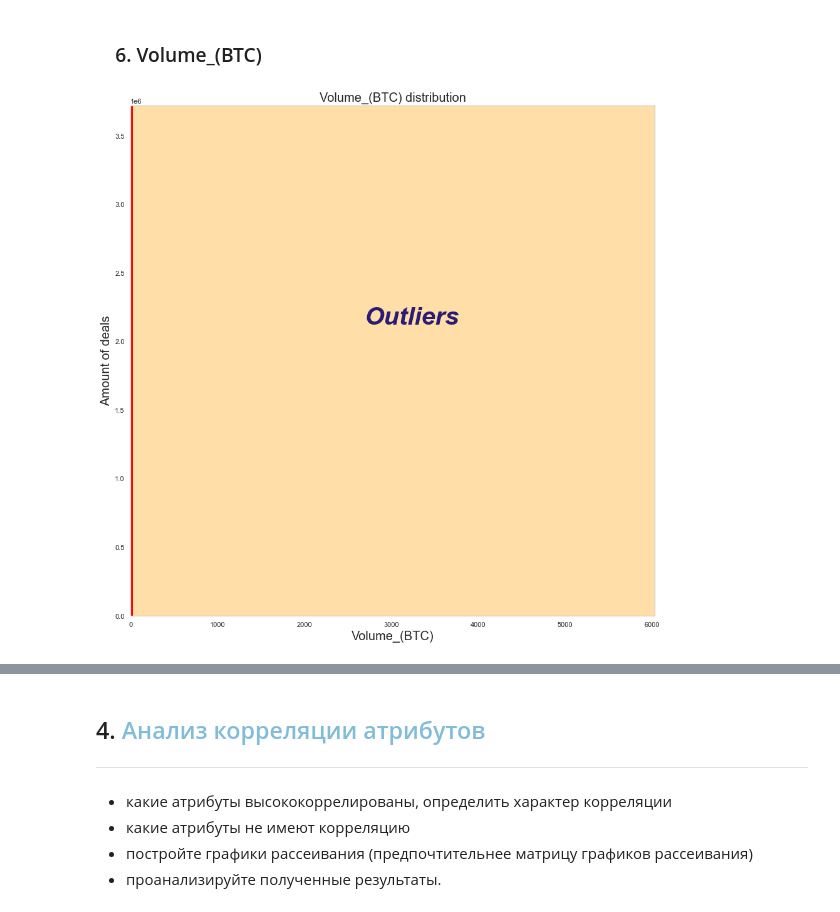
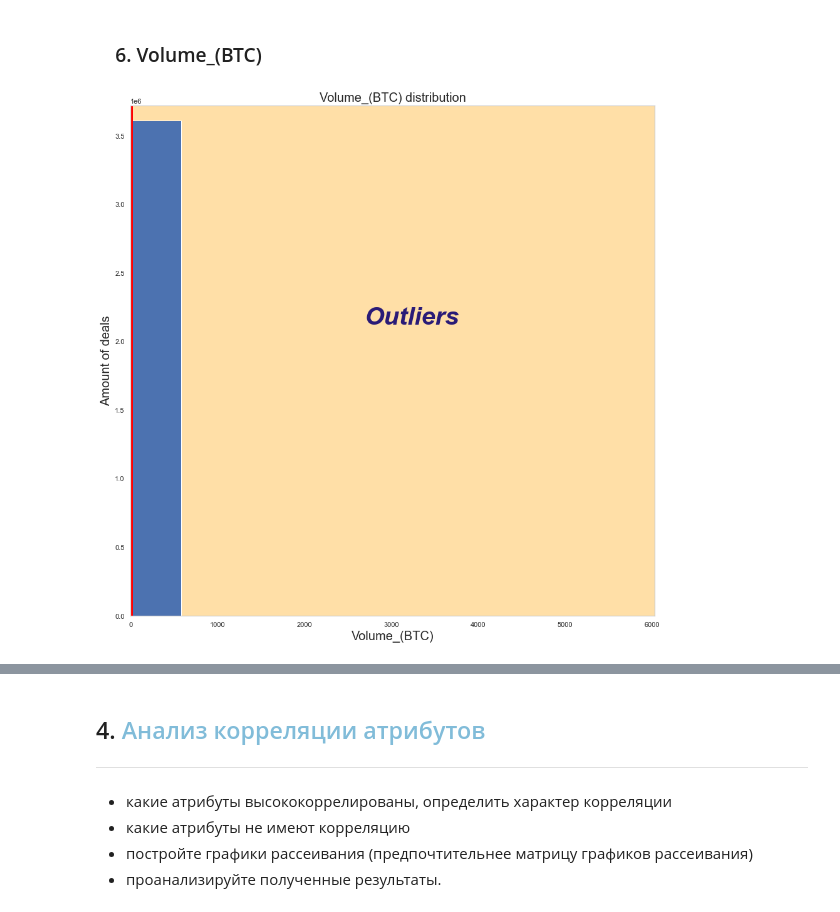
Before and after one commit to Xofrio/MachineLearning, a Jupyter notebook: Lab1/Lab1, 9893, Белов А. А..ipynb, the cells around one changed output, grey strips where cells are left out. Cells and saved outputs as stored; diff of their text form; code cells hidden in the pictures.

Commit message:
feat: add few more hists for btc volume

```diff
--- a/Lab1/Lab1, 9893, Белов А. А..ipynb
+++ b/Lab1/Lab1, 9893, Белов А. А..ipynb
@@ -391,33 +391,34 @@ Q3_volume_btc = df['Volume_(BTC)'].quantile(0.75)
 b_u_volume_btc = Q3_volume_btc + 1.5 * (Q3_volume_btc - df['Volume_(BTC)'].quantile(0.25))
 min_volume_btc = df['Volume_(BTC)'].min()
 left_border_volume_btc = min_volume_btc * 0.97
 max_volume_btc = df['Volume_(BTC)'].max()
 right_border_volume_btc = max_volume_btc * 1.03
 interval_volume_btc = (df['Volume_(BTC)'].max() - df['Volume_(BTC)'].min()) / 10
 maximum_volume_btc = len(df[df['Volume_(BTC)'] <= min_volume_btc + interval_volume_btc])
 for i in range (1,10):
     possible_max = len(df[(df['Volume_(BTC)'] > min_volume_btc + i * interval_volume_btc)
                         & (df['Volume_(BTC)'] <= min_volume_btc + (i + 1) * interval_volume_btc)])
     if maximum_volume_btc < possible_max:
         maximum_volume_btc = possible_max
 ceil_volume_btc = maximum_volume_btc * 1.03
 amount_volume_btc = len(df['Volume_(BTC)'])
 amount_na_volume_btc = df['Volume_(BTC)'].isna().sum()
 amount_filled_volume_btc = len(df['Volume_(BTC)']) - amount_na_volume_btc
 outliers_amount_volume_btc = len(df[df['Volume_(BTC)'] > b_u_volume_btc])
 outliers_percent_volume_btc = outliers_amount_volume_btc * 100 / amount_filled_volume_btc
 non_outliers_amount_volume_btc = len(df[df['Volume_(BTC)'] <= b_u_volume_btc])
 c_v_volume_btc = sd_volume_btc / mean_volume_btc
 
 plt.axis([left_border_volume_btc, right_border_volume_btc, 0, ceil_volume_btc])
 plt.xlabel('Volume_(BTC)', fontsize=20)
 plt.ylabel('Amount of deals', fontsize=20)
 plt.title('Volume_(BTC) distribution', fontsize=20)
 plt.plot([b_u_volume_btc - half_thicc, b_u_volume_btc - half_thicc], [0, ceil_volume_btc], lw=thicc, color="red")
-plt.gca().add_patch(patches.Rectangle((b_u_volume_btc,0), right_border_volume_btc - b_u_volume_btc, ceil_volume_btc, color="#FFDFA7"))
+plt.gca().add_patch(patches.Rectangle((b_u_volume_btc, 0),
+                                      right_border_volume_btc - b_u_volume_btc, ceil_volume_btc, color="#FFDFA7"))
 plt.gca().text((right_border_volume_btc + b_u_volume_btc) / 2.25, ceil_volume_btc / 1.75, 'Outliers',
                fontdict={'color':  '#2A1B77', 'weight': 'bold', 'size': 40, 'style': 'italic'})
 plt.grid(True)
-plt.hist(df['Volume_(BTC)'], bins=500, range=(0, 35));
+plt.hist(df['Volume_(BTC)']);
 # %% [output]
-[figure, old version]
+[figure, new version]
```
Also changed, not shown: parts of 10 cells of this notebook.
